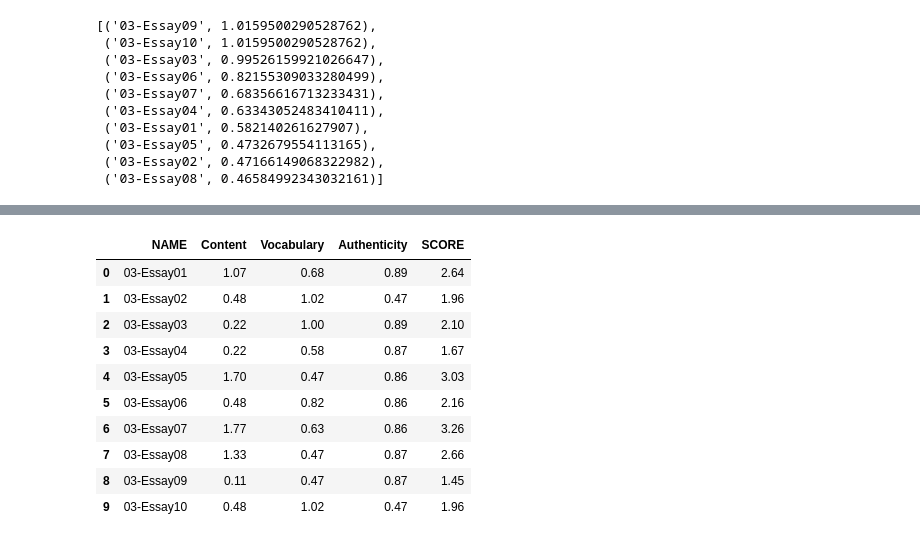
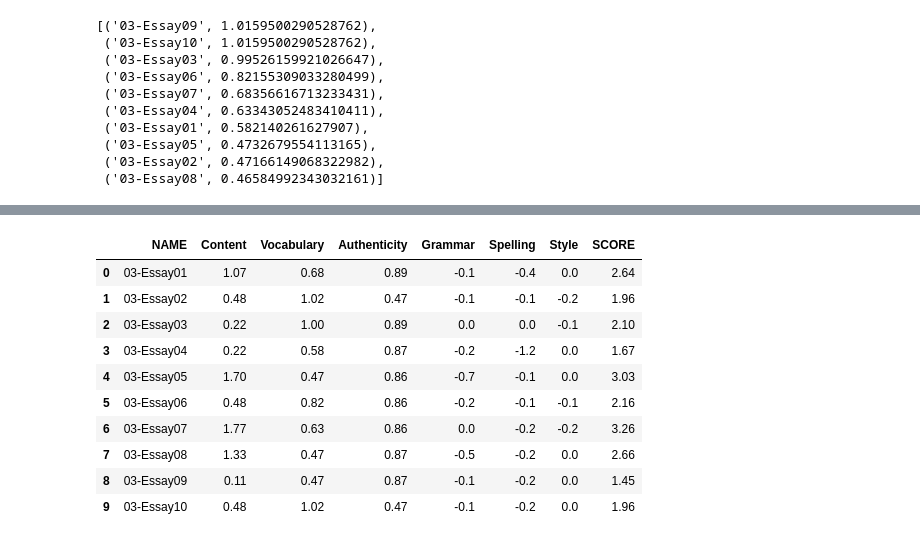
Before and after one commit to BelowzeroA/ComposeUniversity, a Jupyter notebook: DA.ipynb, the cells around one changed output, grey strips where cells are left out. Drawn from its saved outputs; the diff is of its cells as text; code cells hidden in the pictures.

```diff
--- a/DA.ipynb
+++ b/DA.ipynb
@@ -284,3 +285,6 @@ Top 10:
  ('03-Essay05', 0.4732679554113165),
  ('03-Essay02', 0.47166149068322982),
  ('03-Essay08', 0.46584992343032161)]
+# %%
+penalty = LanguageTool().get_check_summary_from_list(sources)
+penalty
@@ -287,27 +302,38 @@ Top 10:
+# %%
+grammar = []
+spelling = []
+style = []
+for x in penalty:
+    grammar.append(-x["grammar"]/10)
+    spelling.append(-x["spelling"]/10)
+    style.append(-x["style"]/10)
 # %%
 import warnings
 warnings.filterwarnings("ignore", category=DeprecationWarning)
 import pandas as pd
 from sklearn.preprocessing import MinMaxScaler
 min_max_scaler = MinMaxScaler()
 
 result = pd.DataFrame({"NAME":files})
 
 result["Content"] = score.values() #min_max_scaler.fit_transform(list(score.values()))
 result["Vocabulary"] = diversity.values() #min_max_scaler.fit_transform(list(diversity.values()))
 result["Authenticity"] = origin.values() #min_max_scaler.fit_transform(list(origin.values()))
+result["Grammar"] = grammar
+result["Spelling"] = spelling
+result["Style"] = style
 result["SCORE"] = result["Content"]+result["Vocabulary"]+result["Authenticity"]
 
 result.round(2)
 # %% [output]
-|  | NAME | Content | Vocabulary | Authenticity | SCORE |
-| 0 | 03-Essay01 | 1.07 | 0.68 | 0.89 | 2.64 |
-| 1 | 03-Essay02 | 0.48 | 1.02 | 0.47 | 1.96 |
-| 2 | 03-Essay03 | 0.22 | 1.00 | 0.89 | 2.10 |
-| 3 | 03-Essay04 | 0.22 | 0.58 | 0.87 | 1.67 |
-| 4 | 03-Essay05 | 1.70 | 0.47 | 0.86 | 3.03 |
-| 5 | 03-Essay06 | 0.48 | 0.82 | 0.86 | 2.16 |
-| 6 | 03-Essay07 | 1.77 | 0.63 | 0.86 | 3.26 |
-| 7 | 03-Essay08 | 1.33 | 0.47 | 0.87 | 2.66 |
-| 8 | 03-Essay09 | 0.11 | 0.47 | 0.87 | 1.45 |
-| 9 | 03-Essay10 | 0.48 | 1.02 | 0.47 | 1.96 |
+|  | NAME | Content | Vocabulary | Authenticity | Grammar | Spelling | Style | SCORE |
+| 0 | 03-Essay01 | 1.07 | 0.68 | 0.89 | -0.1 | -0.4 | 0.0 | 2.64 |
+| 1 | 03-Essay02 | 0.48 | 1.02 | 0.47 | -0.1 | -0.1 | -0.2 | 1.96 |
+| 2 | 03-Essay03 | 0.22 | 1.00 | 0.89 | 0.0 | 0.0 | -0.1 | 2.10 |
+| 3 | 03-Essay04 | 0.22 | 0.58 | 0.87 | -0.2 | -1.2 | 0.0 | 1.67 |
+| 4 | 03-Essay05 | 1.70 | 0.47 | 0.86 | -0.7 | -0.1 | 0.0 | 3.03 |
+| 5 | 03-Essay06 | 0.48 | 0.82 | 0.86 | -0.2 | -0.1 | -0.1 | 2.16 |
+| 6 | 03-Essay07 | 1.77 | 0.63 | 0.86 | 0.0 | -0.2 | -0.2 | 3.26 |
+| 7 | 03-Essay08 | 1.33 | 0.47 | 0.87 | -0.5 | -0.2 | 0.0 | 2.66 |
+| 8 | 03-Essay09 | 0.11 | 0.47 | 0.87 | -0.1 | -0.2 | 0.0 | 1.45 |
+| 9 | 03-Essay10 | 0.48 | 1.02 | 0.47 | -0.1 | -0.2 | 0.0 | 1.96 |
```
Also changed, not shown: parts of 2 cells of this notebook.
